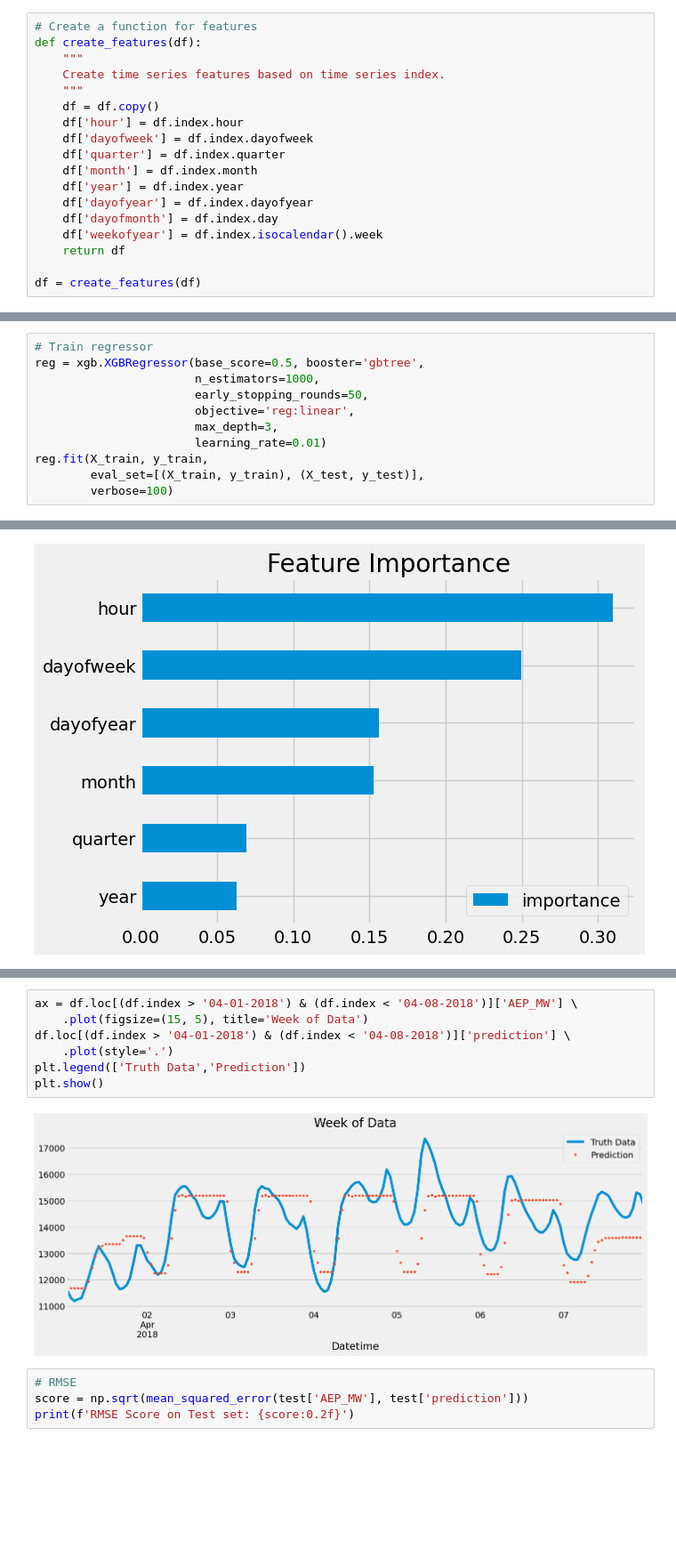
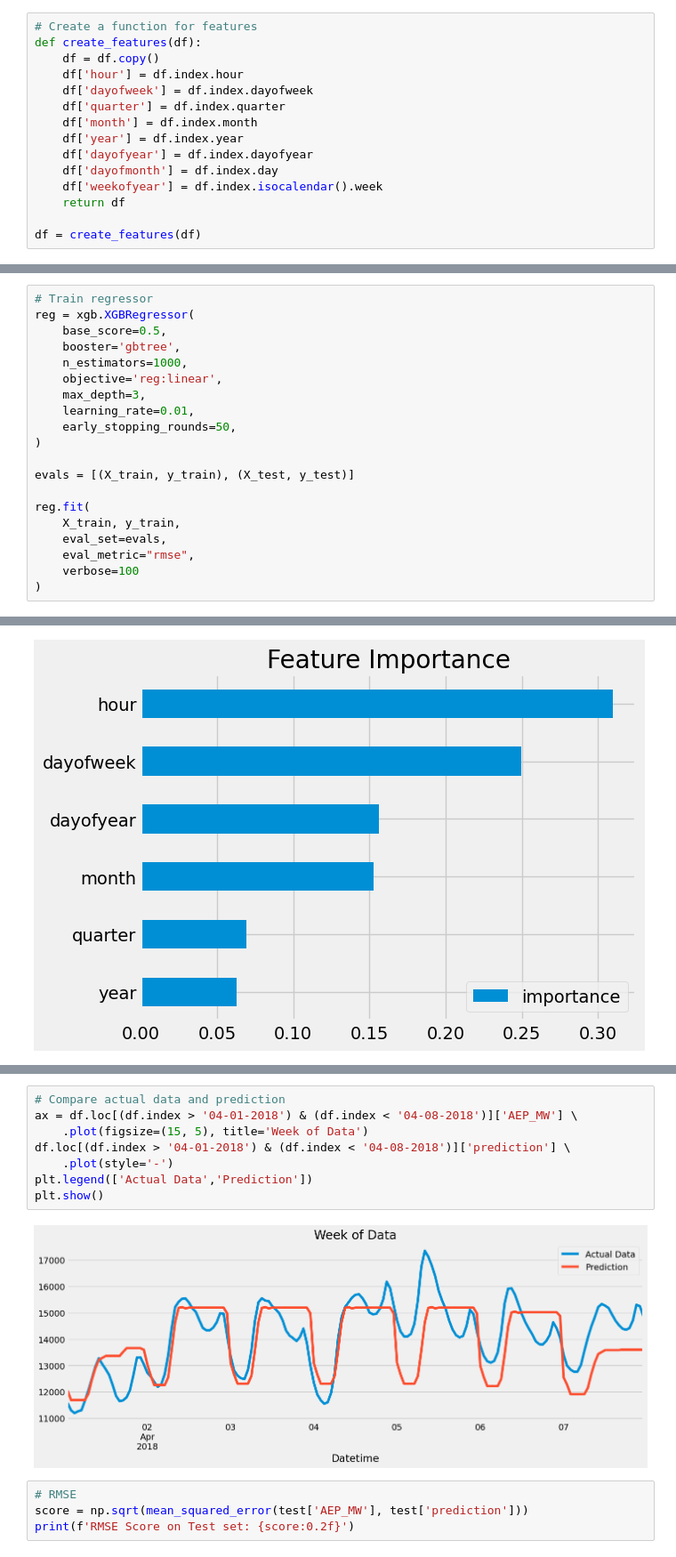
Before and after one commit to strigoimort/timeseries-forecasting-xgboost, a Jupyter notebook: timeseries.ipynb, the cells around one changed output, grey strips where cells are left out. Shown at 89% size. Drawn from its saved outputs; the diff is of its cells as text; blank space fills up the shorter version.

```diff
--- a/timeseries.ipynb
+++ b/timeseries.ipynb
@@ -74,9 +74,6 @@ df['weekofyear'] = df.index.isocalendar().week
 # %%
 # Create a function for features
 def create_features(df):
-    """
-    Create time series features based on time series index.
-    """
     df = df.copy()
     df['hour'] = df.index.hour
     df['dayofweek'] = df.index.dayofweek
@@ -123,15 +120,24 @@ X_test = test[FEATURES]
 y_test = test[TARGET]
 # %%
 # Train regressor
-reg = xgb.XGBRegressor(base_score=0.5, booster='gbtree',
-                       n_estimators=1000,
-                       early_stopping_rounds=50,
-                       objective='reg:linear',
-                       max_depth=3,
-                       learning_rate=0.01)
-reg.fit(X_train, y_train,
-        eval_set=[(X_train, y_train), (X_test, y_test)],
-        verbose=100)
+reg = xgb.XGBRegressor(
+    base_score=0.5,
+    booster='gbtree',
+    n_estimators=1000,
+    objective='reg:linear',
+    max_depth=3,
+    learning_rate=0.01,
+    early_stopping_rounds=50,
+)
+
+evals = [(X_train, y_train), (X_test, y_test)]
+
+reg.fit(
+    X_train, y_train,
+    eval_set=evals,
+    eval_metric="rmse",
+    verbose=100
+)
 # %% [output]
 [0]     validation_0-rmse:15793.26088   validation_1-rmse:14861.30012
 [100]   validation_0-rmse:6033.92025    validation_1-rmse:5144.77002
@@ -173,12 +180,13 @@ plt.show()
 # %%
+# Compare actual data and prediction
 ax = df.loc[(df.index > '04-01-2018') & (df.index < '04-08-2018')]['AEP_MW'] \
     .plot(figsize=(15, 5), title='Week of Data')
 df.loc[(df.index > '04-01-2018') & (df.index < '04-08-2018')]['prediction'] \
-    .plot(style='.')
-plt.legend(['Truth Data','Prediction'])
+    .plot(style='-')
+plt.legend(['Actual Data','Prediction'])
 plt.show()
 # %% [output]
-[figure, old version]
+[figure, new version]
 # %%
 # RMSE
 score = np.sqrt(mean_squared_error(test['AEP_MW'], test['prediction']))
```
Also changed, not shown: parts of 4 cells of this notebook, 1 other file.
